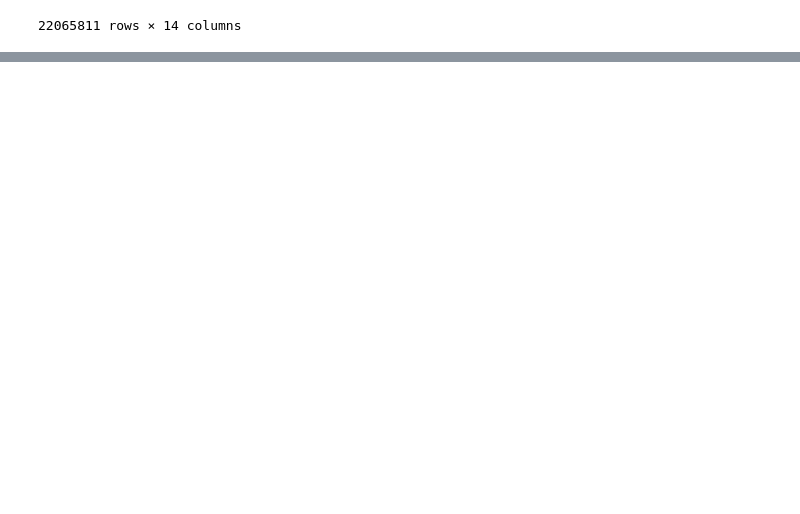
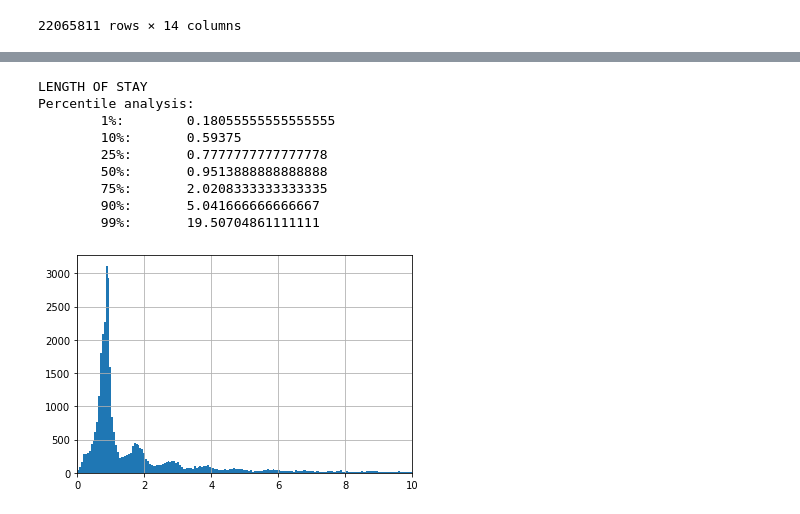
Before and after one commit to KaiWU17TUM/AnomalyDetectionWithPatientStateSpace, a Jupyter notebook: notebooks/check_benchmark_data.ipynb, the cells around one changed output, grey strips where cells are left out. Cells and saved outputs as stored; diff of their text form; code cells hidden in the pictures; blank space fills up the shorter version.

```diff
--- a/notebooks/check_benchmark_data.ipynb
+++ b/notebooks/check_benchmark_data.ipynb
@@ -20,3 +25,33 @@ os.environ["OPENBLAS_NUM_THREADS"] = "32" # export OPENBLAS_NUM_THREADS=1
 os.environ["MKL_NUM_THREADS"] = "32" # export MKL_NUM_THREADS=1
 os.environ["VECLIB_MAXIMUM_THREADS"] = "32" # export VECLIB_MAXIMUM_THREADS=1
 os.environ["NUMEXPR_NUM_THREADS"] = "32" # export NUMEXPR_NUM_THREADS=1
+# %%
+APACHE_BENCHMARK_MERGE = {
+    'Cardiovascular':           [98, 190],
+    'Respiratory':              [99, 191],
+    'Gastrointestinal':         [100, 192],
+    'Neurologic':               [101, 193],
+    'Trauma':                   [103, 194],
+    'Metabolic/Endocrinology':  [104, 195],
+    'Hematologic':              [105, 196],
+    'Other medical diseases':   [102, 106, 197, 198, 206],
+
+    'Cardiovascular surgical':  [107, 199],
+    'Respiratory surgical':     [108, 201],
+    'Gastrointestinal surgical':[109, 200],
+    'Neurologic surgical':      [110, 202],
+    'Trauma surgical':          [111, 203],
+    'Renal surgical':           [112, 204],
+    'Other surgical':           [113, 114, 205]
+}
+
+def percentile_print(df):
+    print(f"""Percentile analysis:
+    \t{'1%: ':<10} {df.quantile(.01)}
+    \t{'10%: ':<10} {df.quantile(.1)}
+    \t{'25%: ':<10} {df.quantile(.25)}
+    \t{'50%: ':<10} {df.quantile(.5)}
+    \t{'75%: ':<10} {df.quantile(.75)}
+    \t{'90%: ':<10} {df.quantile(.9)}
+    \t{'99%: ':<10} {df.quantile(.99)}
+    """)
@@ -132,0 +667,16 @@ df_resp_fail[df_resp_fail['patientid']==pid]
+# %%
+print('LENGTH OF STAY')
+percentile_print(count_row/12/24)
+(count_row/12/24).hist(bins=500)
+plt.xlim(0, 10);
+# %% [output]
+LENGTH OF STAY
+Percentile analysis:
+        1%:        0.18055555555555555
+        10%:       0.59375
+        25%:       0.7777777777777778
+        50%:       0.9513888888888888
+        75%:       2.0208333333333335
+        90%:       5.041666666666667
+        99%:       19.50704861111111
+[figure, added]
```
Also changed, not shown: parts of 104 cells of this notebook, 8 other files.
